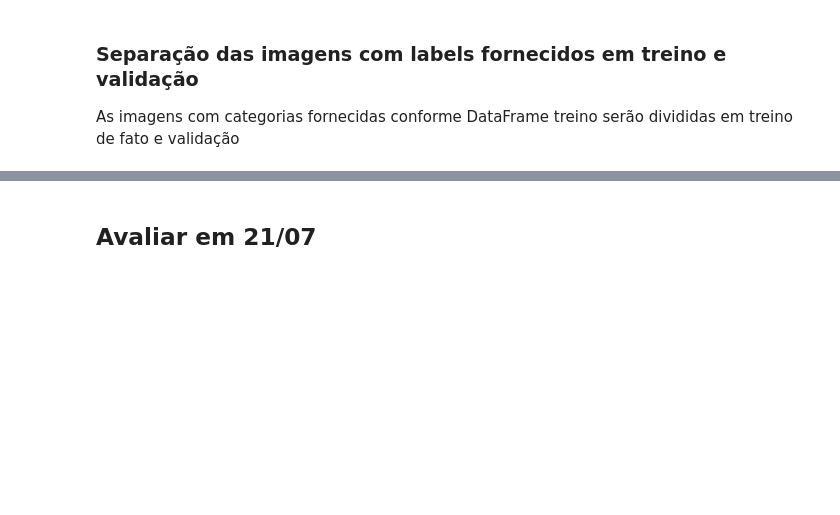
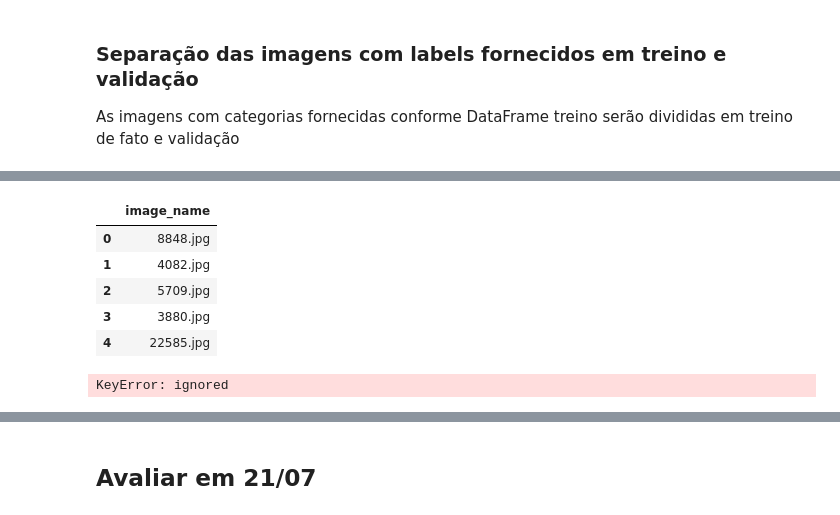
Before and after one commit to belanatal/PosPUCRio, a Jupyter notebook: MVPSprintIIb_IsabelaNatal-versão3.ipynb, the cells around one changed output, grey strips where cells are left out. Saved outputs shown, nothing was run; the diff lists cells and outputs as text; code cells hidden in the pictures; blank space fills up the shorter version.

```diff
--- a/MVPSprintIIb_IsabelaNatal-versão3.ipynb
+++ b/MVPSprintIIb_IsabelaNatal-versão3.ipynb
@@ -117,7 +118,7 @@ treino.head()
 | 4 | 7.jpg | 4 |
 # %%
 # Substituindo as categorias numéricas por categorias textuais
-# (Lembrando que: 0-Edifício ; 1-Floresta; 2-Montanha; 3-Geleira; 4-Rua; 5-Mar)
-treino['label'] = treino['label'].replace({0:"Edificio", 1:"Floresta", 2:"Geleira",3:"Montanha",4:"Mar",5:"Rua" })
+# (Lembrando que: 0:"Edificio", 1:"Floresta", 2:"Geleira",3:"Montanha",4:"Mar",5:"Rua")
+com_label['label'] = com_label['label'].replace({0:"Edificio", 1:"Floresta", 2:"Geleira",3:"Montanha",4:"Mar",5:"Rua"})
 # %%
 # Reavaliando as primeiras linhas para conferir se os valores da coluna label foram alterados
@@ -189,7 +190,7 @@ df.head()
 # %%
 # Mesclando ao dataframe df a coluna com o label (categoria) das imagens:
 
-df=pd.merge(df,treino,how="left")
+df=pd.merge(df,com_label,how="left")
 df.head()
 # %% [output]
 |  | image_name | height | width | filesize | label |
@@ -372,18 +335,10 @@ model.compile(optimizer=Adam(learning_rate=1e-4), loss=SparseCategoricalCrossent
 As imagens com categorias fornecidas conforme DataFrame treino serão divididas em treino de fato e validação
 # %%
 # Separação do dataset com os labels em treino e teste (20% para teste)
-X_train, X_test, y_train, y_test = train_test_split(arquivos_com_label,
-                                                    labels,
-                                                    test_size=0.20,
-                                                    train_size=0.80,
-                                                    random_state=7)
+X_train, X_test, y_train, y_test = train_test_split(df['image_name'], df['label'], test_size=0.2 ,random_state=42 , shuffle=True)
 
 # Redivisão do dataset de treino em treino (90%) e validação (10%)
-X_train, X_val, y_train, y_val = train_test_split(X_train,
-                                                    y_train,
-                                                    test_size=0.10,
-                                                    train_size=0.90,
-                                                    random_state=7)
+X_train, X_val, y_train, y_val = train_test_split(X_train, y_train, test_size=0.1, random_state=42 , shuffle=True)
 # %%
 # Avaliando os comprimentos dos datasets de treino e validação
 print(X_train.shape,y_train.shape,X_test.shape,y_test.shape,X_val.shape,y_val.shape)
@@ -393,0 +349,34 @@ uint8 int64 uint8 int64
+# %%
+dfX_train=pd.DataFrame(X_train)
+dfX_test=pd.DataFrame(X_test)
+dfX_val=pd.DataFrame(X_val)
+
+# Resetando o índice original
+dfX_train=dfX_train.reset_index()
+dfX_test=dfX_test.reset_index()
+dfX_val=dfX_val.reset_index()
+
+# Deletando a coluna index com os índices originais
+dfX_train=dfX_train.drop(columns=["index"])
+dfX_test=dfX_test.drop(columns=["index"])
+dfX_val=dfX_val.drop(columns=["index"])
+# %%
+dfX_train.head()
+# %% [output]
+|  | image_name |
+| 0 | 8848.jpg |
+| 1 | 4082.jpg |
+| 2 | 5709.jpg |
+| 3 | 3880.jpg |
+| 4 | 22585.jpg |
+# %%
+df_train=[]
+df_test=[]
+df_val=[]
+
+for j in range(len(df)):
+  for k in range(len(dfX_train)):
+    if df['image_name'][j]==dfX_train['image_name'][k]:
+      df_train=df_train.append(df[j,:])
+# %% [output]
+KeyError: ignored
```
Also changed, not shown: parts of 27 cells of this notebook.
